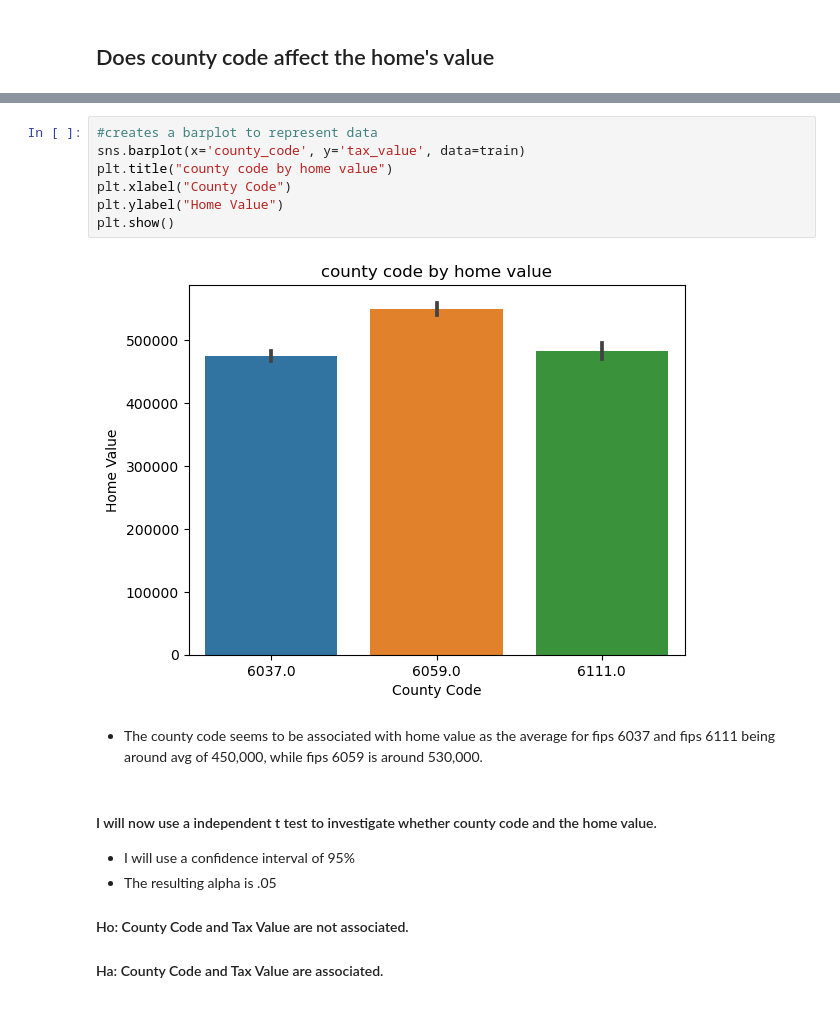
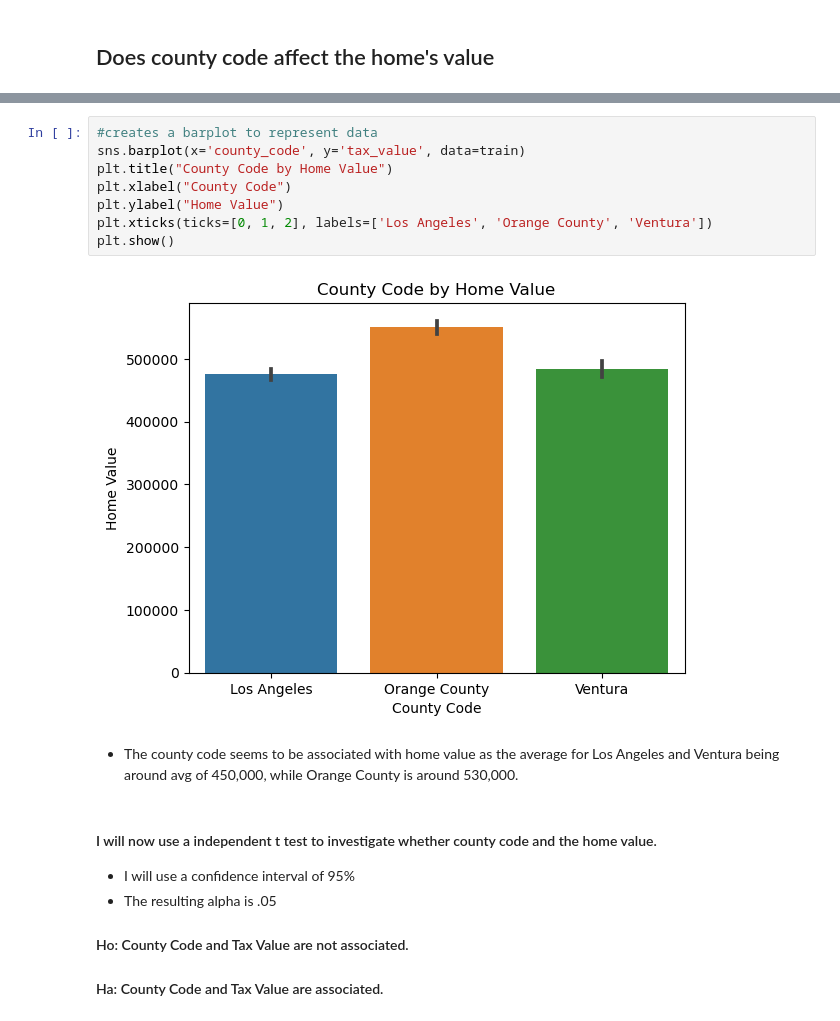
Before and after one commit to JonathanTWare/zillow_project, a Jupyter notebook: zillow_final_report.ipynb, the cells around one changed output, grey strips where cells are left out. Drawn from its saved outputs; the diff is of its cells as text.

Commit message:
added county codes county name and state as well as source for info

```diff
--- a/zillow_final_report.ipynb
+++ b/zillow_final_report.ipynb
@@ -275,14 +286,15 @@ I can reject the null hypothesis which now means Year Built and Tax Value are co
 # %%
 #creates a barplot to represent data
 sns.barplot(x='county_code', y='tax_value', data=train)
-plt.title("county code by home value")
+plt.title("County Code by Home Value")
 plt.xlabel("County Code")
 plt.ylabel("Home Value")
+plt.xticks(ticks=[0, 1, 2], labels=['Los Angeles', 'Orange County', 'Ventura'])
 plt.show()
 # %% [output]
-[figure, old version]
+[figure, new version]
 # %% [markdown]
- - The county code seems to be associated with home value as the average for fips 6037 and fips 6111 being around avg of 450,000, while fips 6059 is around 530,000.
+ - The county code seems to be associated with home value as the average for Los Angeles and Ventura being around avg of 450,000, while Orange County is around 530,000.
 # %% [markdown]
 #### I will now use a independent t test to investigate whether county code and the home value.
 
```
Also changed, not shown: parts of 12 cells of this notebook.
